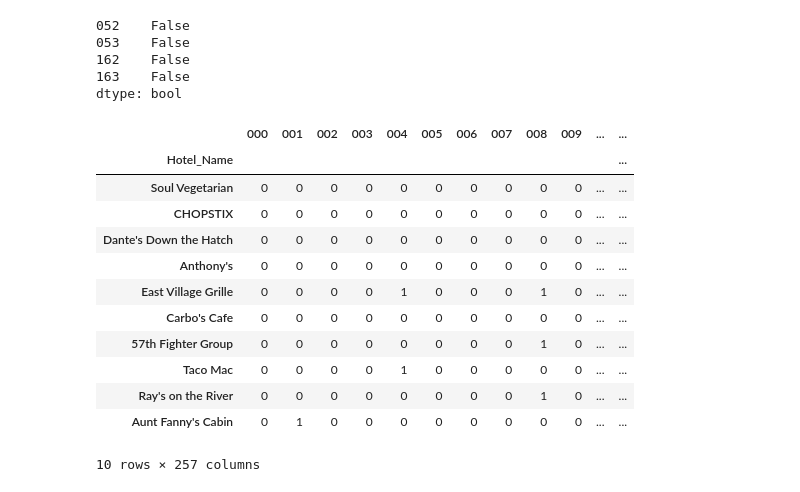
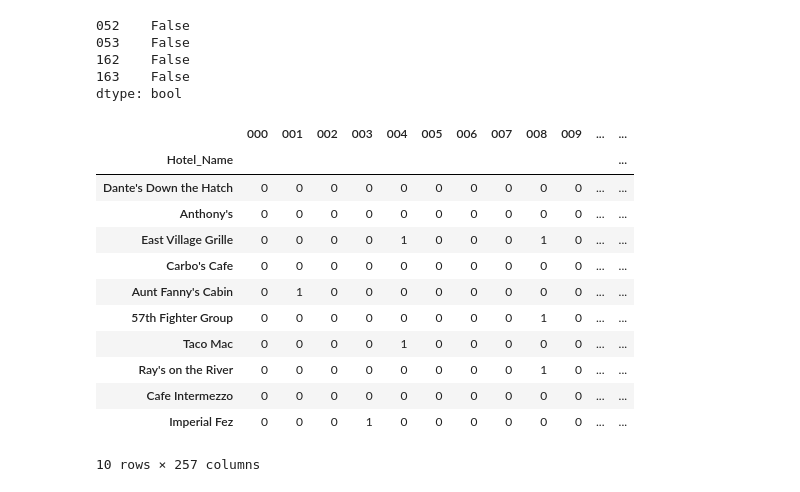
Before and after one commit to SiddharthPant/greyatom_Jupyter_notes, a Jupyter notebook: 23092017/Hotels.ipynb, the cells around one changed output. Drawn from its saved outputs; the diff is of its cells as text; code cells hidden in the pictures.

Commit message:
Complete Hotels

```diff
--- a/23092017/Hotels.ipynb
+++ b/23092017/Hotels.ipynb
@@ -204,6 +204,3 @@ Format : restaurant name [TAB] city [TAB] restaurant features (3 digits ids sepa
 4. Generate a model to find similar feature for given featute y.
 5. How to scale if number of hotels OR number of features are more.
 6. Segment/Cluster, visualize ... features or hotels based on given data to get the insights.
-# %%
-hotel_hot_encode['Total'] = hotel_hot_encode.sum(axis=1)
-hotel_hot_encode.head()
@@ -227,16 +229,21 @@ dtype: bool
+# %%
+df = hotel_hot_encode.groupby(['Hotel_Name', 'City_Name']).sum().copy()
+df[df != 0] = 1
+# %%
+df['Total'] = df.sum(axis=1)
 # %%
-hotel_hot_encode.groupby(['City_Name', 'Hotel_Name']).sum().loc['atlanta'].sort_values('Total', ascending=False).head(10)#.loc['Soul Vegetarian']
+df.groupby(['City_Name', 'Hotel_Name']).sum().loc['atlanta'].sort_values('Total', ascending=False).head(10)#.loc['Soul Vegetarian']
 # %% [output]
 |  | 000 | 001 | 002 | 003 | 004 | 005 | 006 | 007 | 008 | 009 | ... | ... |
 | Hotel_Name |  |  |  |  |  |  |  |  |  |  |  | ... |
-| Soul Vegetarian | 0 | 0 | 0 | 0 | 0 | 0 | 0 | 0 | 0 | 0 | ... | ... |
-| CHOPSTIX | 0 | 0 | 0 | 0 | 0 | 0 | 0 | 0 | 0 | 0 | ... | ... |
 | Dante's Down the Hatch | 0 | 0 | 0 | 0 | 0 | 0 | 0 | 0 | 0 | 0 | ... | ... |
 | Anthony's | 0 | 0 | 0 | 0 | 0 | 0 | 0 | 0 | 0 | 0 | ... | ... |
 | East Village Grille | 0 | 0 | 0 | 0 | 1 | 0 | 0 | 0 | 1 | 0 | ... | ... |
 | Carbo's Cafe | 0 | 0 | 0 | 0 | 0 | 0 | 0 | 0 | 0 | 0 | ... | ... |
+| Aunt Fanny's Cabin | 0 | 1 | 0 | 0 | 0 | 0 | 0 | 0 | 0 | 0 | ... | ... |
 | 57th Fighter Group | 0 | 0 | 0 | 0 | 0 | 0 | 0 | 0 | 1 | 0 | ... | ... |
 | Taco Mac | 0 | 0 | 0 | 0 | 1 | 0 | 0 | 0 | 0 | 0 | ... | ... |
 | Ray's on the River | 0 | 0 | 0 | 0 | 0 | 0 | 0 | 0 | 1 | 0 | ... | ... |
-| Aunt Fanny's Cabin | 0 | 1 | 0 | 0 | 0 | 0 | 0 | 0 | 0 | 0 | ... | ... |
+| Cafe Intermezzo | 0 | 0 | 0 | 0 | 0 | 0 | 0 | 0 | 0 | 0 | ... | ... |
+| Imperial Fez | 0 | 0 | 0 | 1 | 0 | 0 | 0 | 0 | 0 | 0 | ... | ... |
 10 rows × 257 columns
```
Also changed, not shown: parts of 8 cells of this notebook, 17 other files.
